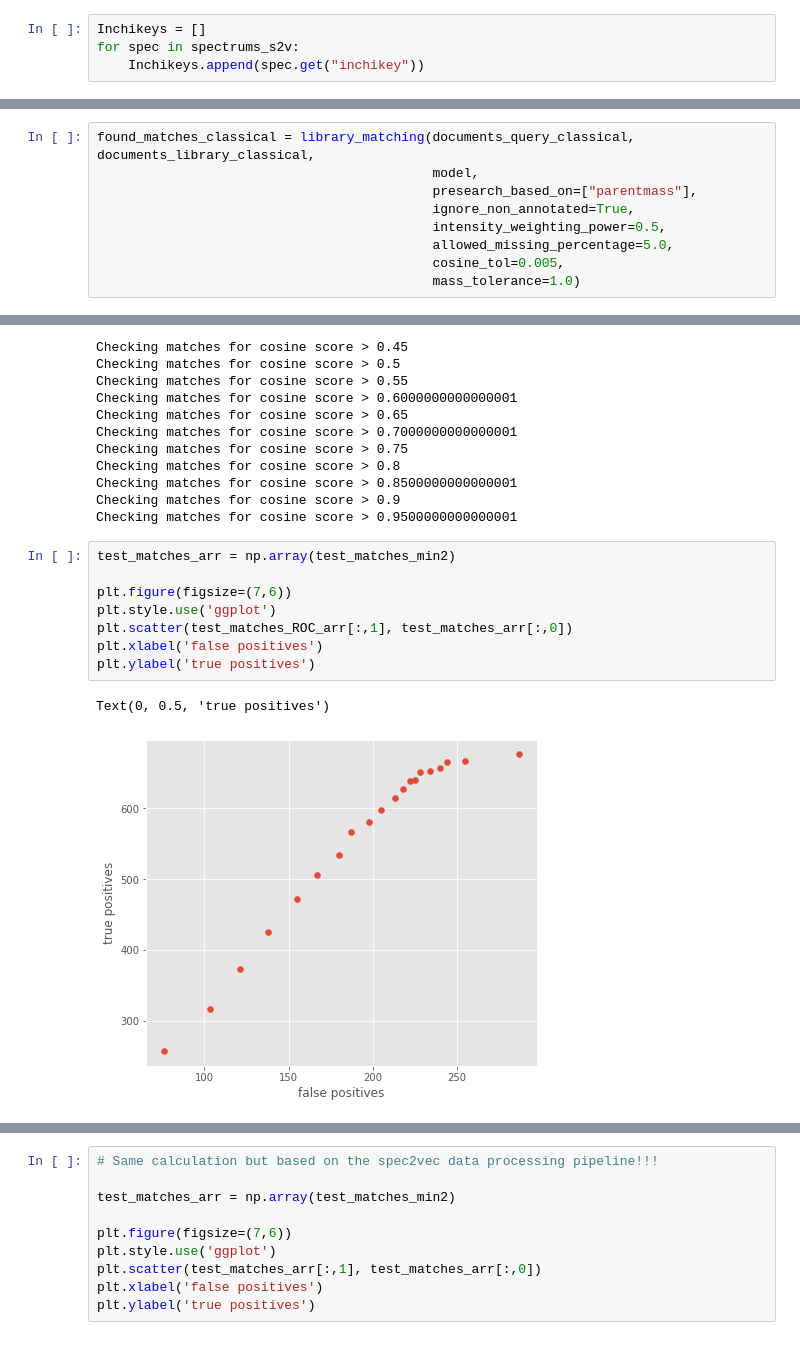
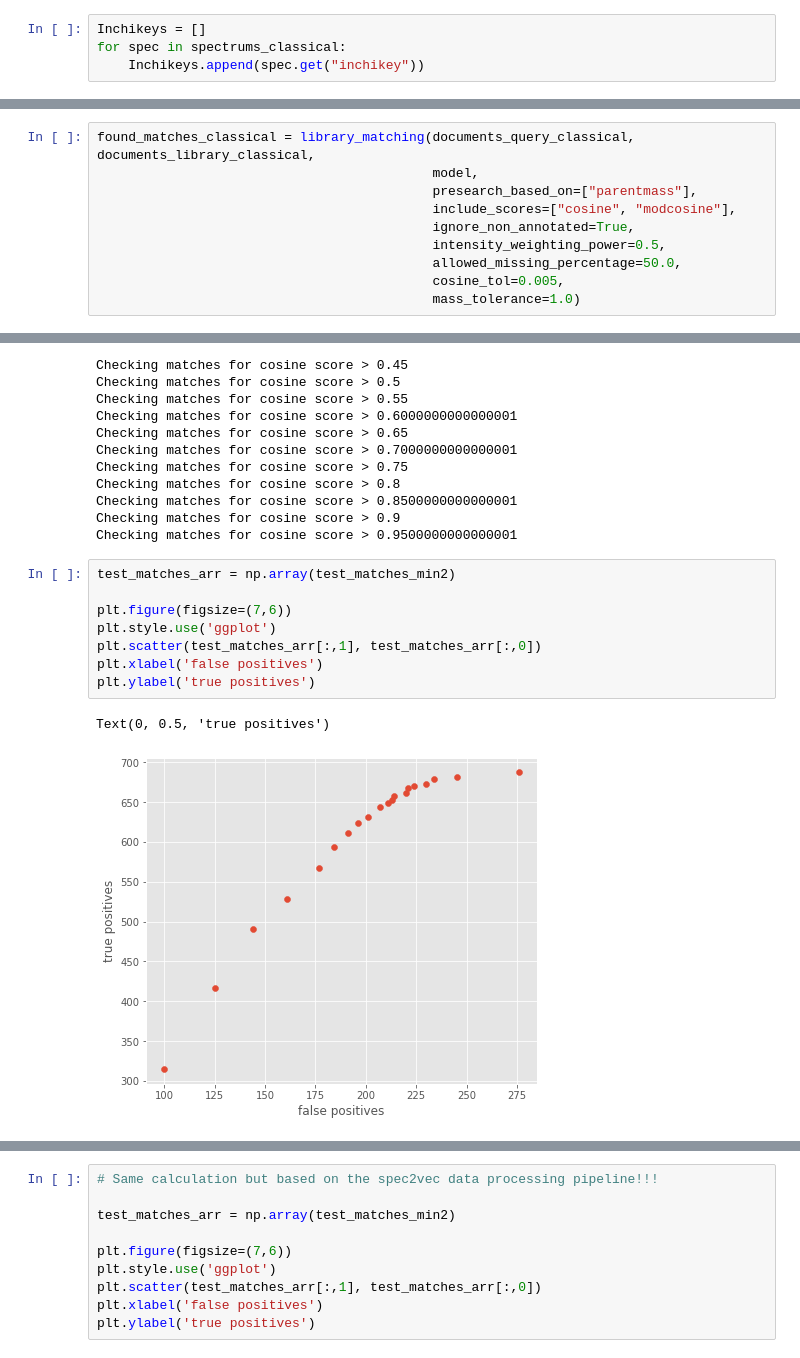
Before and after one commit to iomega/spec2vec_gnps_data_analysis, a Jupyter notebook: notebooks/iomega-8-library-matching.ipynb, the cells around one changed output, grey strips where cells are left out. Drawn from its saved outputs; the diff is of its cells as text.

```diff
--- a/notebooks/iomega-8-library-matching.ipynb
+++ b/notebooks/iomega-8-library-matching.ipynb
@@ -133,5 +133,5 @@ np.max(number_of_peaks)
 ## Inspect annotations
 # %%
 Inchikeys = []
-for spec in spectrums_s2v:
+for spec in spectrums_classical:
     Inchikeys.append(spec.get("inchikey"))
@@ -432,9 +592,10 @@ found_matches_s2v = library_matching(documents_query_s2v, documents_library_s2v,
 found_matches_classical = library_matching(documents_query_classical, documents_library_classical,
                                            model,
                                            presearch_based_on=["parentmass"],
+                                           include_scores=["cosine", "modcosine"],
                                            ignore_non_annotated=True,
                                            intensity_weighting_power=0.5,
-                                           allowed_missing_percentage=5.0,
+                                           allowed_missing_percentage=50.0,
                                            cosine_tol=0.005,
                                            mass_tolerance=1.0)
 # %%
@@ -544,11 +723,11 @@ Checking matches for cosine score > 0.9500000000000001
 # %%
 test_matches_arr = np.array(test_matches_min2)
 
 plt.figure(figsize=(7,6))
 plt.style.use('ggplot')
-plt.scatter(test_matches_ROC_arr[:,1], test_matches_arr[:,0])
+plt.scatter(test_matches_arr[:,1], test_matches_arr[:,0])
 plt.xlabel('false positives')
 plt.ylabel('true positives')
 # %% [output]
 Text(0, 0.5, 'true positives')
-[figure, old version]
+[figure, new version]
```
Also changed, not shown: parts of 12 cells of this notebook, 1 other file.
